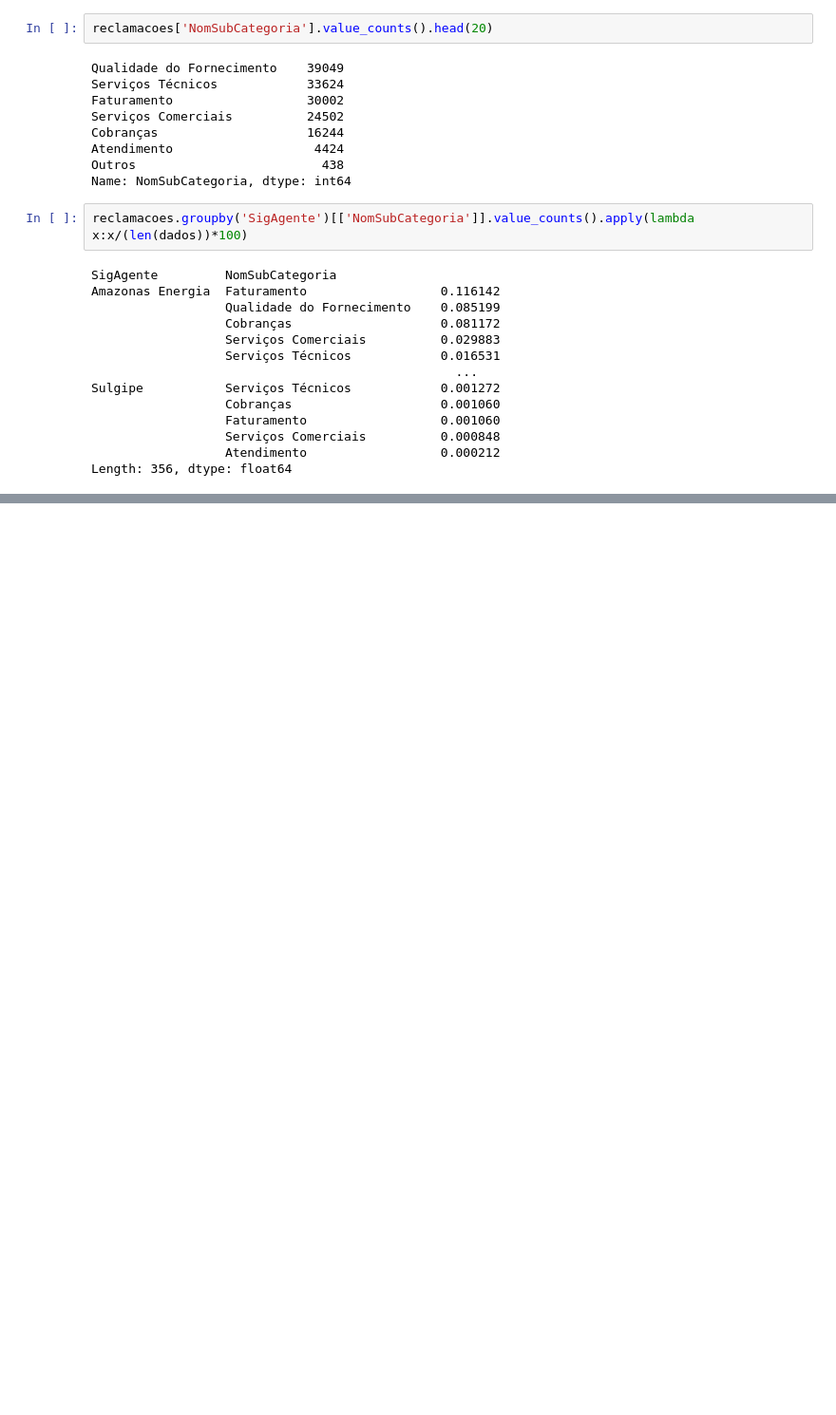
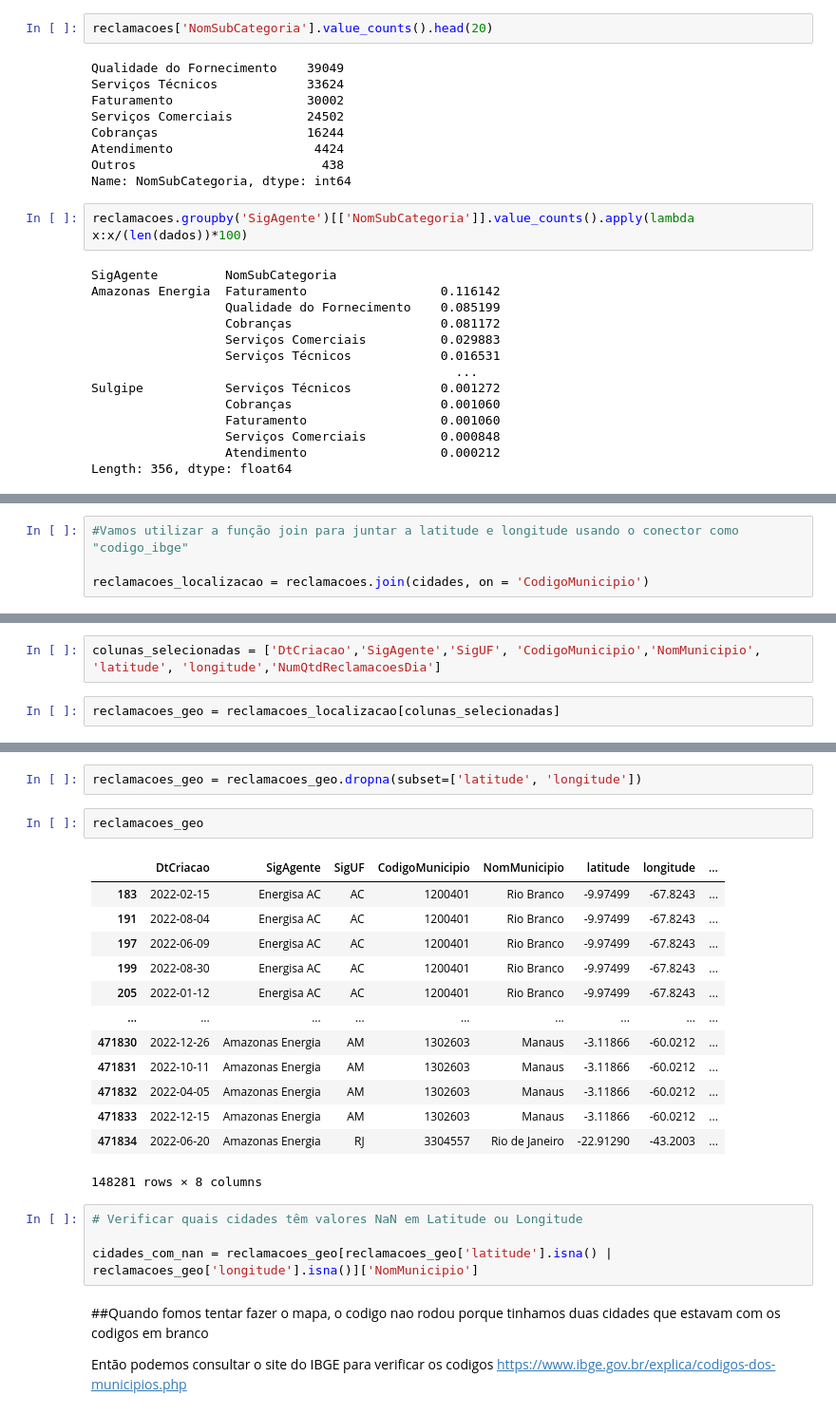
Before and after one commit to LerinaMM/satisfacao_consumidor_aneel, a Jupyter notebook: aneel_ouvidoria.ipynb, the cells around one changed output, grey strips where cells are left out. Shown at 95% size. Cells and saved outputs as stored; diff of their text form; blank space fills up the shorter version.

```diff
--- a/aneel_ouvidoria.ipynb
+++ b/aneel_ouvidoria.ipynb
@@ -450,0 +510,4 @@ Length: 356, dtype: float64
+# %%
+#Vamos utilizar a função join para juntar a latitude e longitude usando o conector como "codigo_ibge"
+
+reclamacoes_localizacao = reclamacoes.join(cidades, on = 'CodigoMunicipio')
@@ -450,0 +526,4 @@ Length: 356, dtype: float64
+# %%
+colunas_selecionadas = ['DtCriacao','SigAgente','SigUF', 'CodigoMunicipio','NomMunicipio', 'latitude', 'longitude','NumQtdReclamacoesDia']
+# %%
+reclamacoes_geo = reclamacoes_localizacao[colunas_selecionadas]
@@ -450,0 +557,27 @@ Length: 356, dtype: float64
+# %%
+reclamacoes_geo = reclamacoes_geo.dropna(subset=['latitude', 'longitude'])
+# %%
+reclamacoes_geo
+# %% [output]
+|  | DtCriacao | SigAgente | SigUF | CodigoMunicipio | NomMunicipio | latitude | longitude | ... |
+| 183 | 2022-02-15 | Energisa AC | AC | 1200401 | Rio Branco | -9.97499 | -67.8243 | ... |
+| 191 | 2022-08-04 | Energisa AC | AC | 1200401 | Rio Branco | -9.97499 | -67.8243 | ... |
+| 197 | 2022-06-09 | Energisa AC | AC | 1200401 | Rio Branco | -9.97499 | -67.8243 | ... |
+| 199 | 2022-08-30 | Energisa AC | AC | 1200401 | Rio Branco | -9.97499 | -67.8243 | ... |
+| 205 | 2022-01-12 | Energisa AC | AC | 1200401 | Rio Branco | -9.97499 | -67.8243 | ... |
+| ... | ... | ... | ... | ... | ... | ... | ... | ... |
+| 471830 | 2022-12-26 | Amazonas Energia | AM | 1302603 | Manaus | -3.11866 | -60.0212 | ... |
+| 471831 | 2022-10-11 | Amazonas Energia | AM | 1302603 | Manaus | -3.11866 | -60.0212 | ... |
+| 471832 | 2022-04-05 | Amazonas Energia | AM | 1302603 | Manaus | -3.11866 | -60.0212 | ... |
+| 471833 | 2022-12-15 | Amazonas Energia | AM | 1302603 | Manaus | -3.11866 | -60.0212 | ... |
+| 471834 | 2022-06-20 | Amazonas Energia | RJ | 3304557 | Rio de Janeiro | -22.91290 | -43.2003 | ... |
+148281 rows × 8 columns
+# %%
+# Verificar quais cidades têm valores NaN em Latitude ou Longitude
+
+cidades_com_nan = reclamacoes_geo[reclamacoes_geo['latitude'].isna() | reclamacoes_geo['longitude'].isna()]['NomMunicipio']
+# %% [markdown]
+##Quando fomos tentar fazer o mapa, o codigo nao rodou porque tinhamos duas cidades que estavam com os codigos em branco
+
+Então podemos consultar o site do IBGE para verificar os codigos
+ https://www.ibge.gov.br/explica/codigos-dos-municipios.php
```
Also changed, not shown: parts of 27 cells of this notebook.
